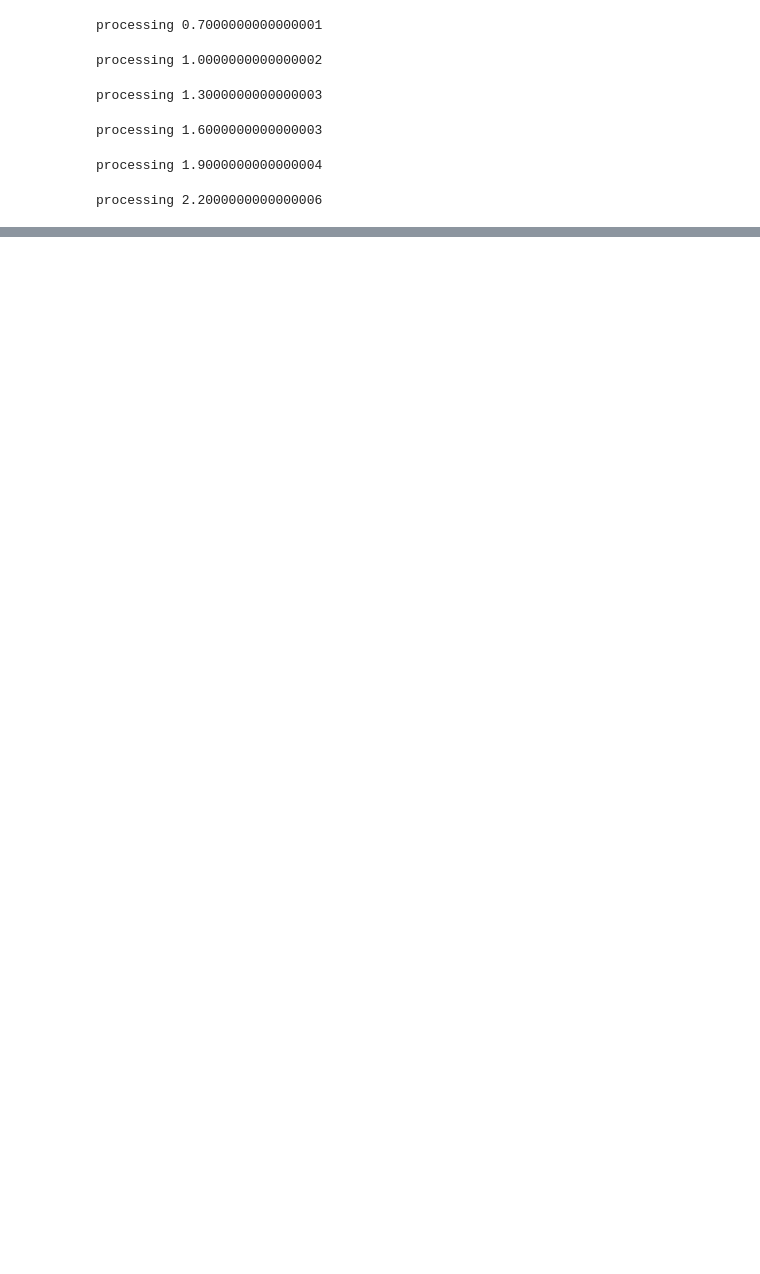
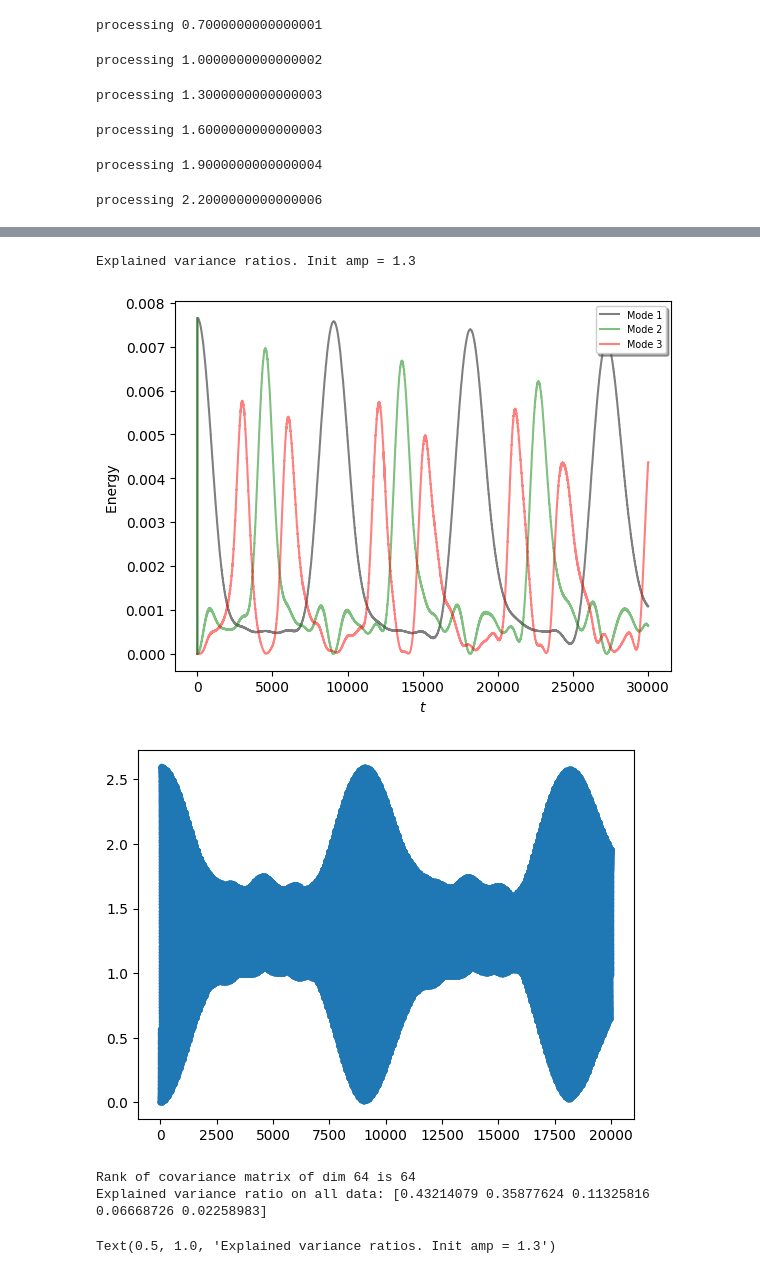
Before and after one commit to aleromualdi/FPU-Integrator, a Jupyter notebook: notebooks/01_create dataset sample manifold.ipynb, the cells around one changed output, grey strips where cells are left out. Saved outputs shown, nothing was run; the diff lists cells and outputs as text; code cells hidden in the pictures; blank space fills up the shorter version.

```diff
--- a/notebooks/01_create dataset sample manifold.ipynb
+++ b/notebooks/01_create dataset sample manifold.ipynb
@@ -248,0 +253,27 @@ Explained variance ratio on all data: [0.32405176 0.2358248  0.14224258 0.141177
+# %%
+initial_model_amplitude = list(data_dict.keys())[4]
+
+this_data = data_dict[initial_model_amplitude]
+
+print(f"Explained variance ratios. Init amp = {np.round(initial_model_amplitude, 2)}")
+
+plot_mode_energies(this_data)
+plt.show()
+
+plot_consecutive_distances(this_data, n_points=100000)
+plt.show()
+
+X = create_input_data_vector(this_data, sample_manifold=True)
+this_explained_variance_ratio = compute_explained_ratio(X, pre_whitening=True)
+
+plt.plot(this_explained_variance_ratio, ".-")
+plt.xlim(0, 20)
+plt.grid()
+plt.title(f"Explained variance ratios. Init amp = {np.round(initial_model_amplitude, 2)}")
+# %% [output]
+Explained variance ratios. Init amp = 1.3
+[figure, added]
+[figure, added]
+Rank of covariance matrix of dim 64 is 64
+Explained variance ratio on all data: [0.43214079 0.35877624 0.11325816 0.06668726 0.02258983]
+Text(0.5, 1.0, 'Explained variance ratios. Init amp = 1.3')
```
Also changed, not shown: parts of 6 cells of this notebook, 2 other files.
